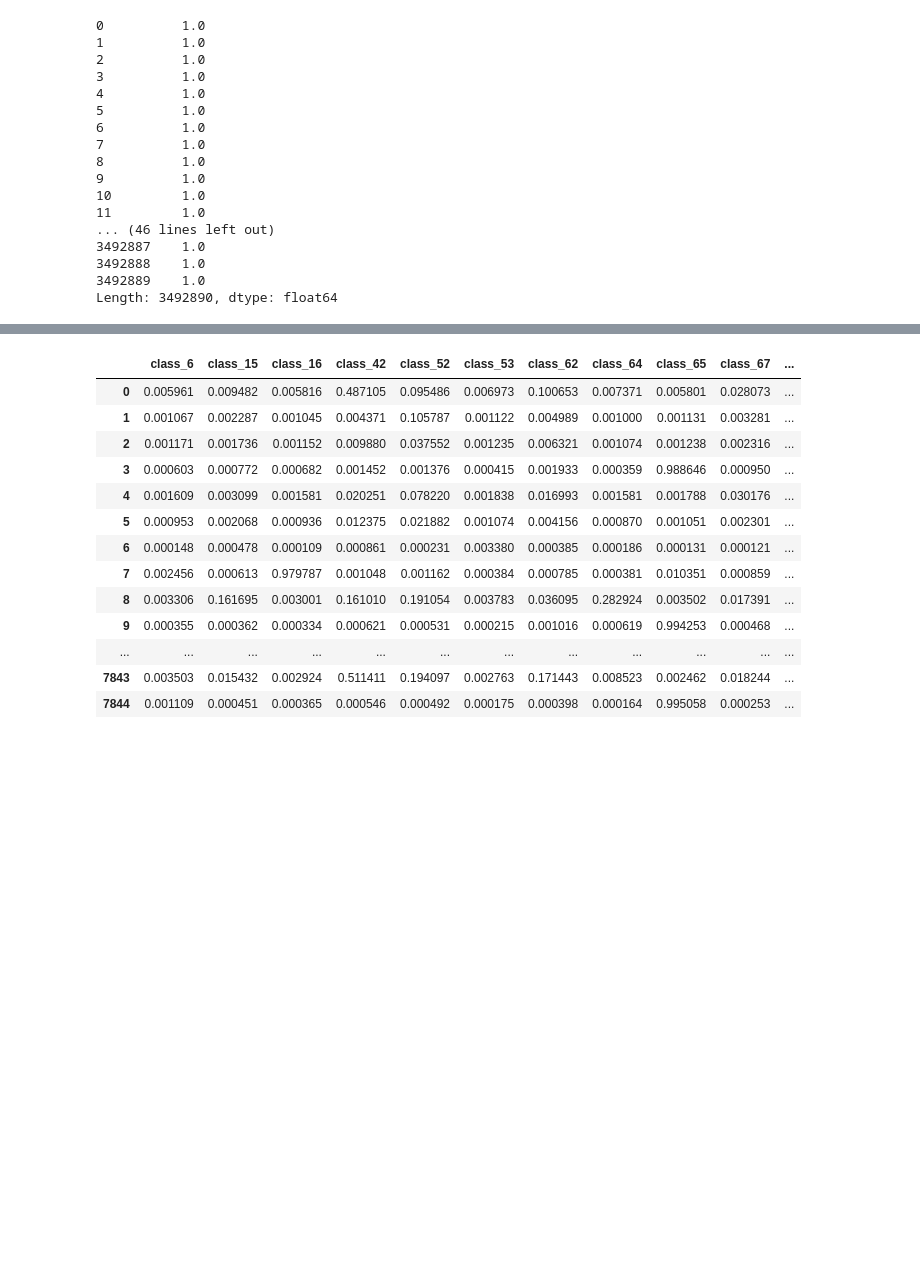
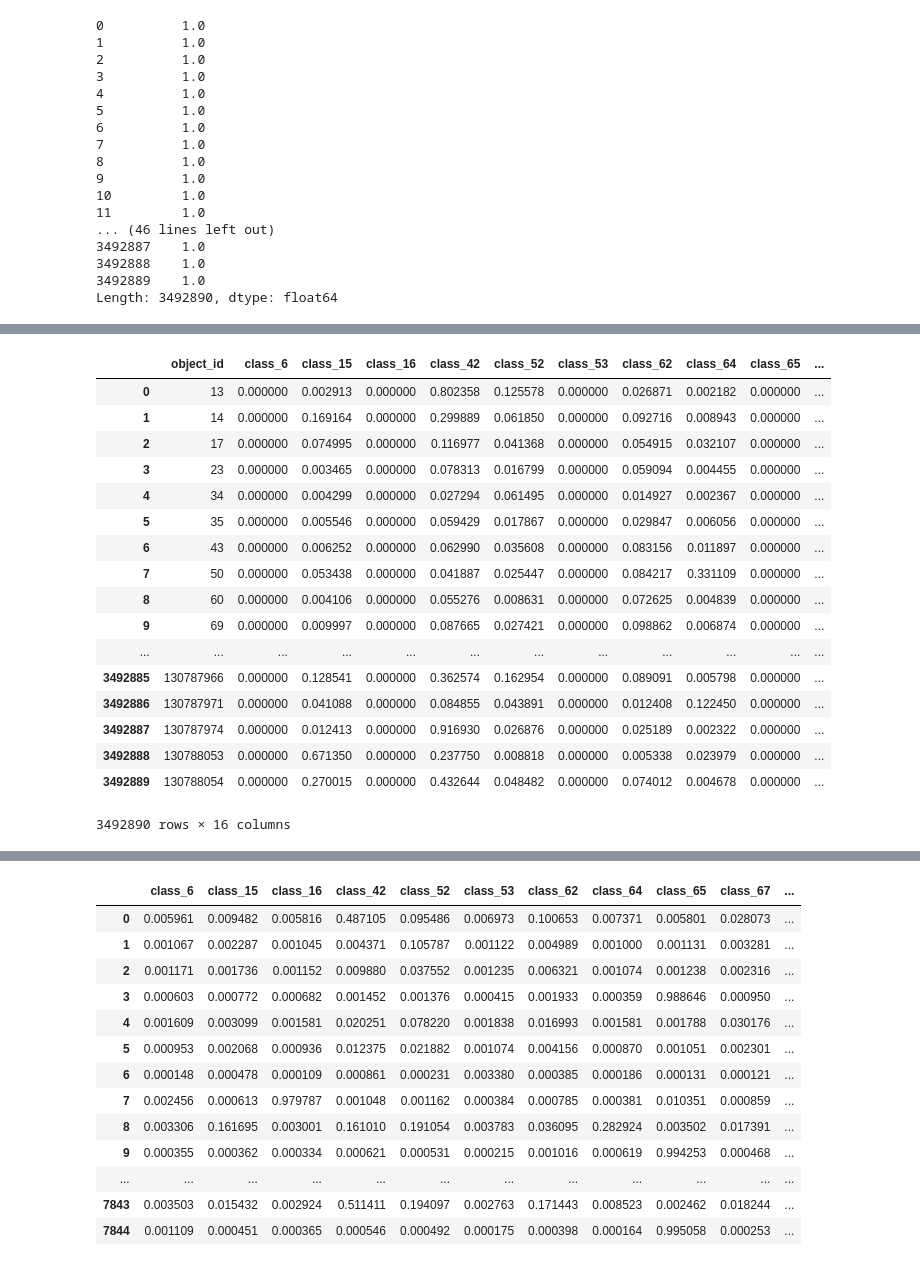
Before and after one commit to guchio3/kaggle-plasticc, a Jupyter notebook: notebook/construct_nn.ipynb, the cells around one changed output, grey strips where cells are left out. Cells and saved outputs as stored; diff of their text form; code cells hidden in the pictures; blank space fills up the shorter version.

```diff
--- a/notebook/construct_nn.ipynb
+++ b/notebook/construct_nn.ipynb
@@ -1937,0 +1947,23 @@ df.to_csv('../submissions/Booster_weight-multi-logloss-0.550968_2018-12-06-22-05
+# %%
+base_df = pd.read_csv('../submissions/missions/Booster_weight-multi-logloss-0.564319_2018-12-03-21-33-50_setzero.csv.gz', compression='gzip')
+# %%
+base_df
+# %% [output]
+|  | object_id | class_6 | class_15 | class_16 | class_42 | class_52 | class_53 | class_62 | class_64 | class_65 | ... |
+| 0 | 13 | 0.000000 | 0.002913 | 0.000000 | 0.802358 | 0.125578 | 0.000000 | 0.026871 | 0.002182 | 0.000000 | ... |
+| 1 | 14 | 0.000000 | 0.169164 | 0.000000 | 0.299889 | 0.061850 | 0.000000 | 0.092716 | 0.008943 | 0.000000 | ... |
+| 2 | 17 | 0.000000 | 0.074995 | 0.000000 | 0.116977 | 0.041368 | 0.000000 | 0.054915 | 0.032107 | 0.000000 | ... |
+| 3 | 23 | 0.000000 | 0.003465 | 0.000000 | 0.078313 | 0.016799 | 0.000000 | 0.059094 | 0.004455 | 0.000000 | ... |
+| 4 | 34 | 0.000000 | 0.004299 | 0.000000 | 0.027294 | 0.061495 | 0.000000 | 0.014927 | 0.002367 | 0.000000 | ... |
+| 5 | 35 | 0.000000 | 0.005546 | 0.000000 | 0.059429 | 0.017867 | 0.000000 | 0.029847 | 0.006056 | 0.000000 | ... |
+| 6 | 43 | 0.000000 | 0.006252 | 0.000000 | 0.062990 | 0.035608 | 0.000000 | 0.083156 | 0.011897 | 0.000000 | ... |
+| 7 | 50 | 0.000000 | 0.053438 | 0.000000 | 0.041887 | 0.025447 | 0.000000 | 0.084217 | 0.331109 | 0.000000 | ... |
+| 8 | 60 | 0.000000 | 0.004106 | 0.000000 | 0.055276 | 0.008631 | 0.000000 | 0.072625 | 0.004839 | 0.000000 | ... |
+| 9 | 69 | 0.000000 | 0.009997 | 0.000000 | 0.087665 | 0.027421 | 0.000000 | 0.098862 | 0.006874 | 0.000000 | ... |
+| ... | ... | ... | ... | ... | ... | ... | ... | ... | ... | ... | ... |
+| 3492885 | 130787966 | 0.000000 | 0.128541 | 0.000000 | 0.362574 | 0.162954 | 0.000000 | 0.089091 | 0.005798 | 0.000000 | ... |
+| 3492886 | 130787971 | 0.000000 | 0.041088 | 0.000000 | 0.084855 | 0.043891 | 0.000000 | 0.012408 | 0.122450 | 0.000000 | ... |
+| 3492887 | 130787974 | 0.000000 | 0.012413 | 0.000000 | 0.916930 | 0.026876 | 0.000000 | 0.025189 | 0.002322 | 0.000000 | ... |
+| 3492888 | 130788053 | 0.000000 | 0.671350 | 0.000000 | 0.237750 | 0.008818 | 0.000000 | 0.005338 | 0.023979 | 0.000000 | ... |
+| 3492889 | 130788054 | 0.000000 | 0.270015 | 0.000000 | 0.432644 | 0.048482 | 0.000000 | 0.074012 | 0.004678 | 0.000000 | ... |
+3492890 rows × 16 columns
```
Also changed, not shown: parts of 19 cells of this notebook, 3 other files.
